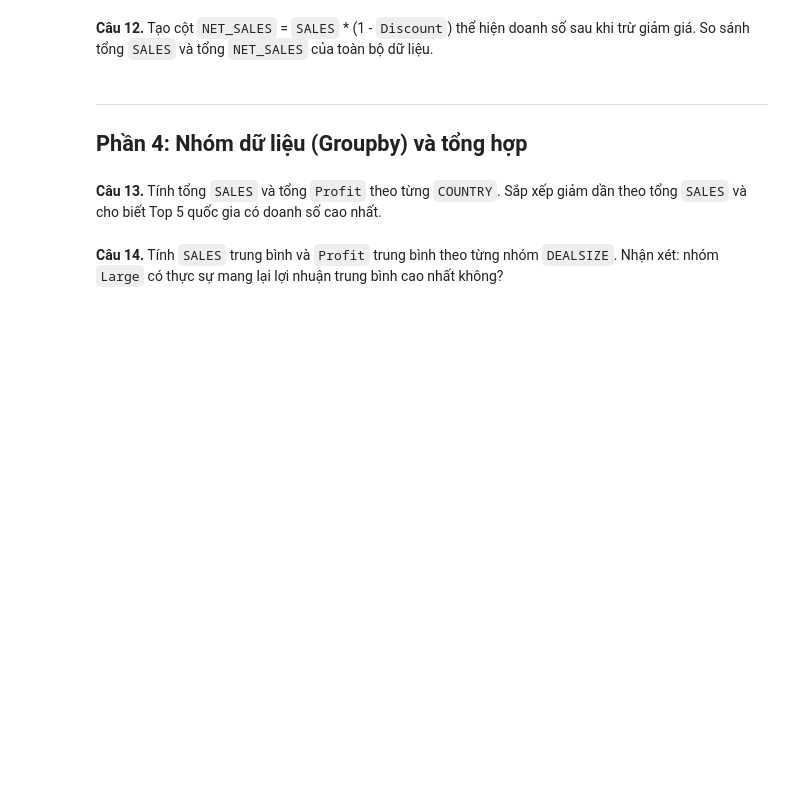
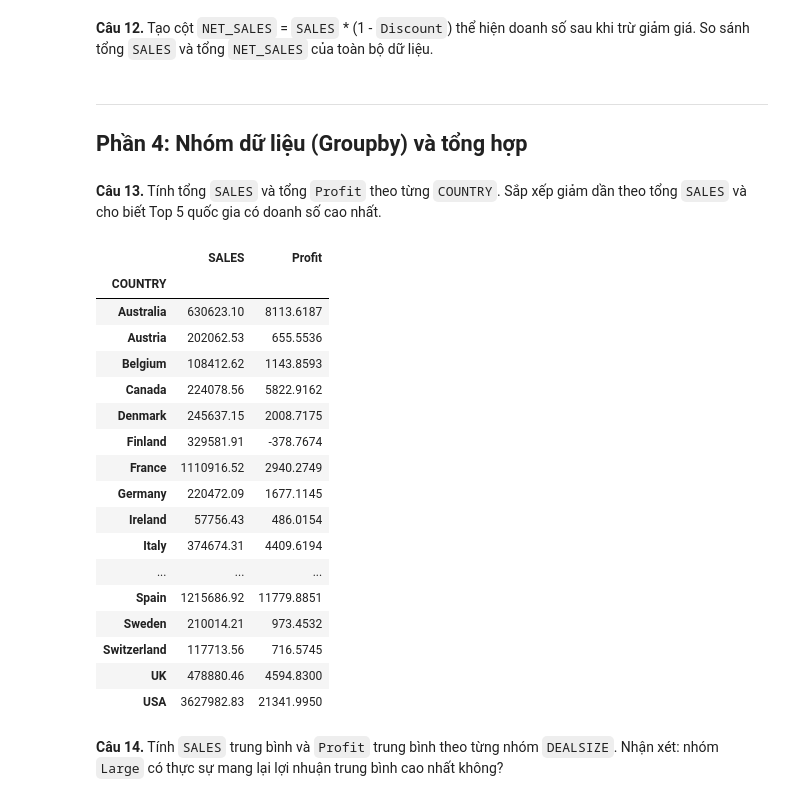
Before and after one commit to plamO6/btpython, a Jupyter notebook: Buoi02_01.ipynb, the cells around one changed output. Drawn from its saved outputs; the diff is of its cells as text; code cells hidden in the pictures; blank space fills up the shorter version.

```diff
--- a/Buoi02_01.ipynb
+++ b/Buoi02_01.ipynb
@@ -170,5 +261,26 @@ Name: count, dtype: int64
 ## Phần 4: Nhóm dữ liệu (Groupby) và tổng hợp
 # %% [markdown]
 **Câu 13.** Tính tổng `SALES` và tổng `Profit` theo từng `COUNTRY`. Sắp xếp giảm dần theo tổng `SALES` và cho biết Top 5 quốc gia có doanh số cao nhất.
+# %%
+df.groupby(by='COUNTRY')[['SALES', 'Profit']].sum()
+# %% [output]
+|  | SALES | Profit |
+| COUNTRY |  |  |
+| Australia | 630623.10 | 8113.6187 |
+| Austria | 202062.53 | 655.5536 |
+| Belgium | 108412.62 | 1143.8593 |
+| Canada | 224078.56 | 5822.9162 |
+| Denmark | 245637.15 | 2008.7175 |
+| Finland | 329581.91 | -378.7674 |
+| France | 1110916.52 | 2940.2749 |
+| Germany | 220472.09 | 1677.1145 |
+| Ireland | 57756.43 | 486.0154 |
+| Italy | 374674.31 | 4409.6194 |
+| ... | ... | ... |
+| Spain | 1215686.92 | 11779.8851 |
+| Sweden | 210014.21 | 973.4532 |
+| Switzerland | 117713.56 | 716.5745 |
+| UK | 478880.46 | 4594.8300 |
+| USA | 3627982.83 | 21341.9950 |
 # %% [markdown]
 **Câu 14.** Tính `SALES` trung bình và `Profit` trung bình theo từng nhóm `DEALSIZE`. Nhận xét: nhóm `Large` có thực sự mang lại lợi nhuận trung bình cao nhất không?
```
Also changed, not shown: parts of 11 cells of this notebook.
